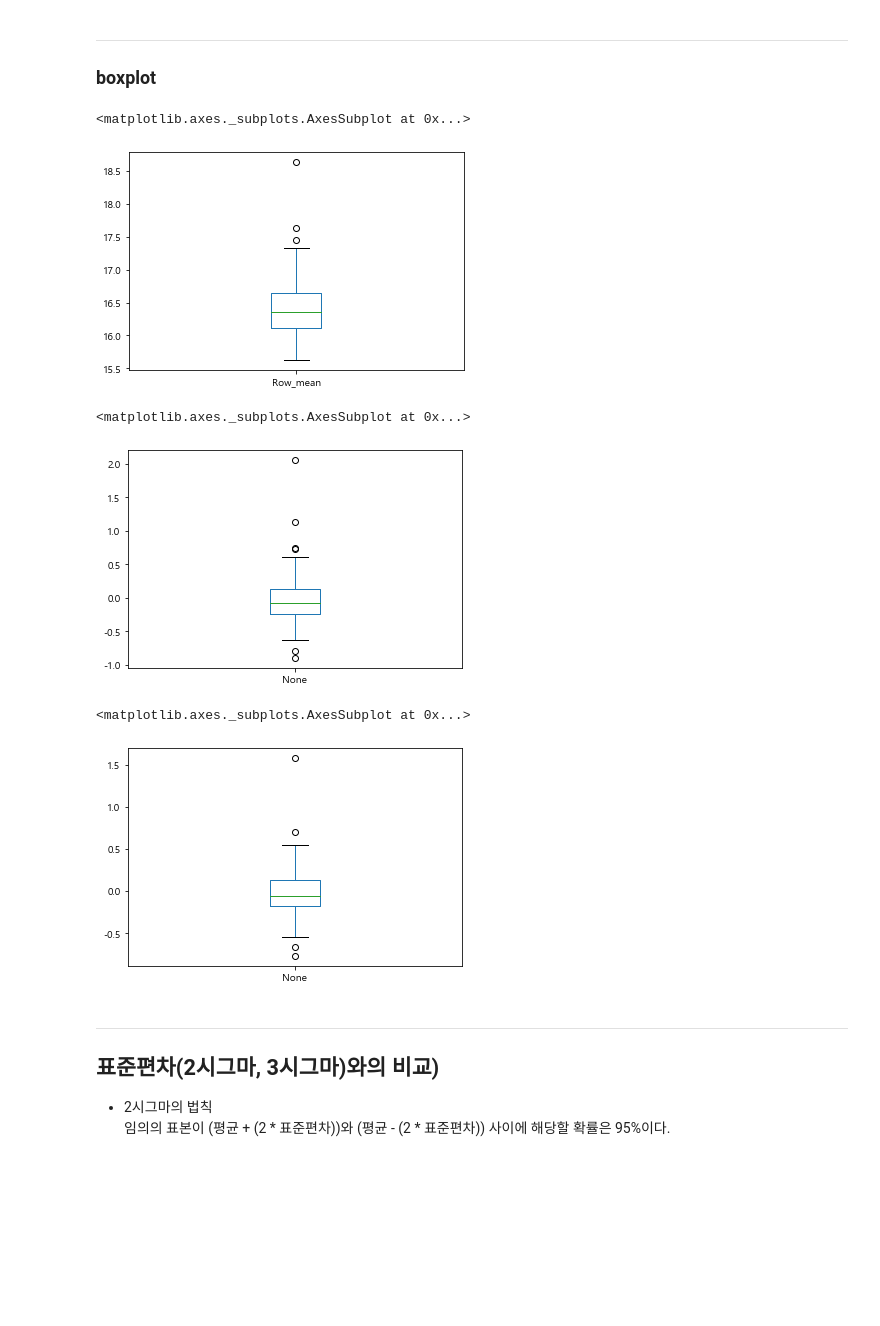
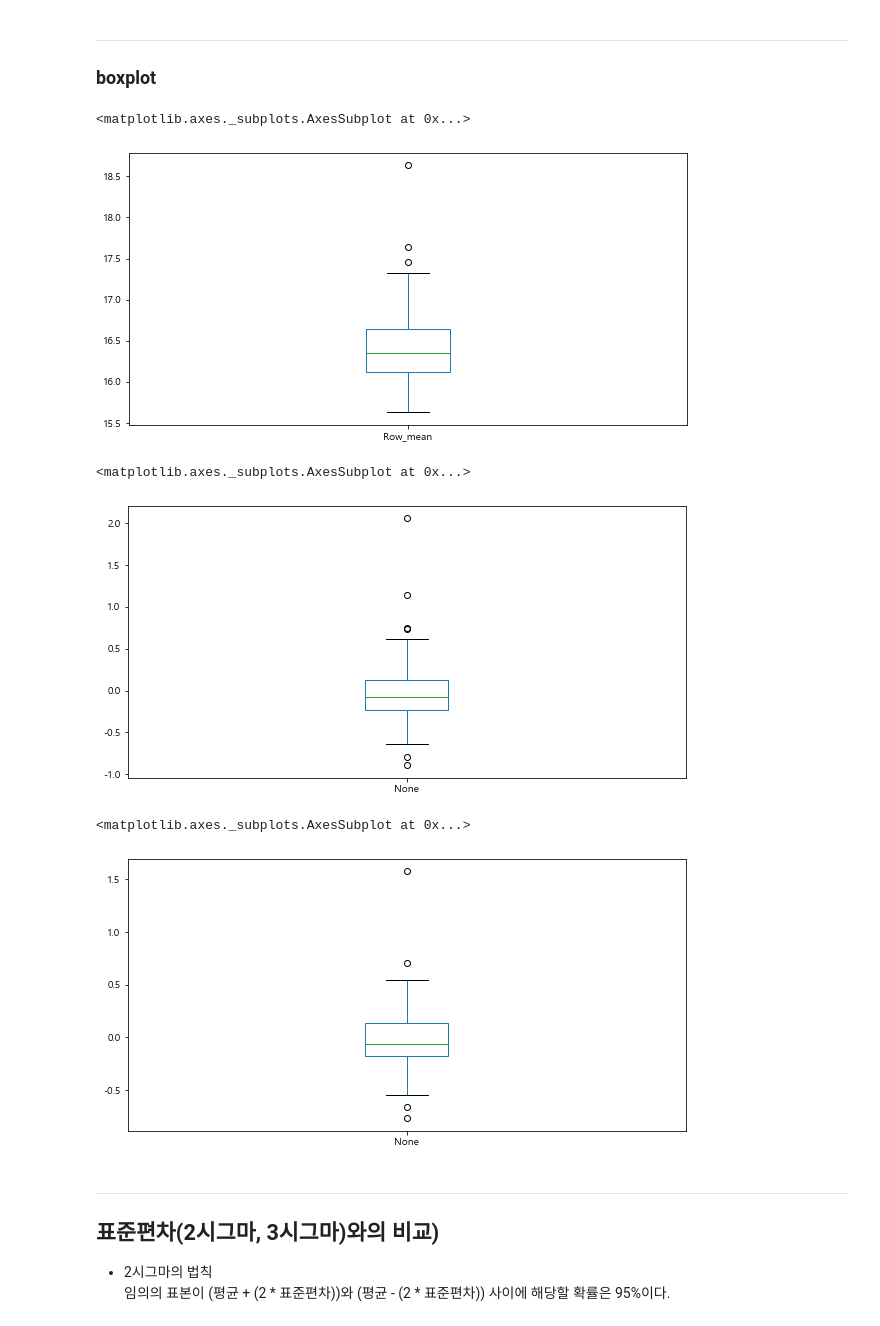
Before and after one commit to kdy7710/Bigdata_Team_Project, a Jupyter notebook: 뷰티인플루언서 영향력 유튜브/Beauty_Analytics.ipynb, the cells around one changed output. Saved outputs shown, nothing was run; the diff lists cells and outputs as text; code cells hidden in the pictures; blank space fills up the shorter version.

```diff
--- a/뷰티인플루언서 영향력 유튜브/Beauty_Analytics.ipynb
+++ b/뷰티인플루언서 영향력 유튜브/Beauty_Analytics.ipynb
@@ -259,27 +254,27 @@ KDE가 높음
 ### boxplot
 # %%
 # 'Row_mean'의 boxplot
-
+plt.figure(figsize=(10, 5))
 BBC['Row_mean'].plot(kind='box')
 # %% [output]
 <matplotlib.axes._subplots.AxesSubplot at 0x...>
-[figure, old version]
+[figure, new version]
 # %%
 # 'Row_mean' - 'avg_5' 의 boxplot
-
+plt.figure(figsize=(10, 5))
 (BBC['Row_mean'] - BBC['avg_5']).plot(kind='box')
 
 # 이상치(방영일)의 발견
 # %% [output]
 <matplotlib.axes._subplots.AxesSubplot at 0x...>
-[figure, old version]
+[figure, new version]
 # %%
 # 'Row_mean' - 'avg_10' 의 boxplot
-
+plt.figure(figsize=(10, 5))
 (BBC['Row_mean'] - BBC['avg_10']).plot(kind='box')
 # %% [output]
 <matplotlib.axes._subplots.AxesSubplot at 0x...>
-[figure, old version]
+[figure, new version]
 # %% [markdown]
 ---
 ## 표준편차(2시그마, 3시그마)와의 비교)
```
Also changed, not shown: parts of 36 cells of this notebook, 1 other file.
